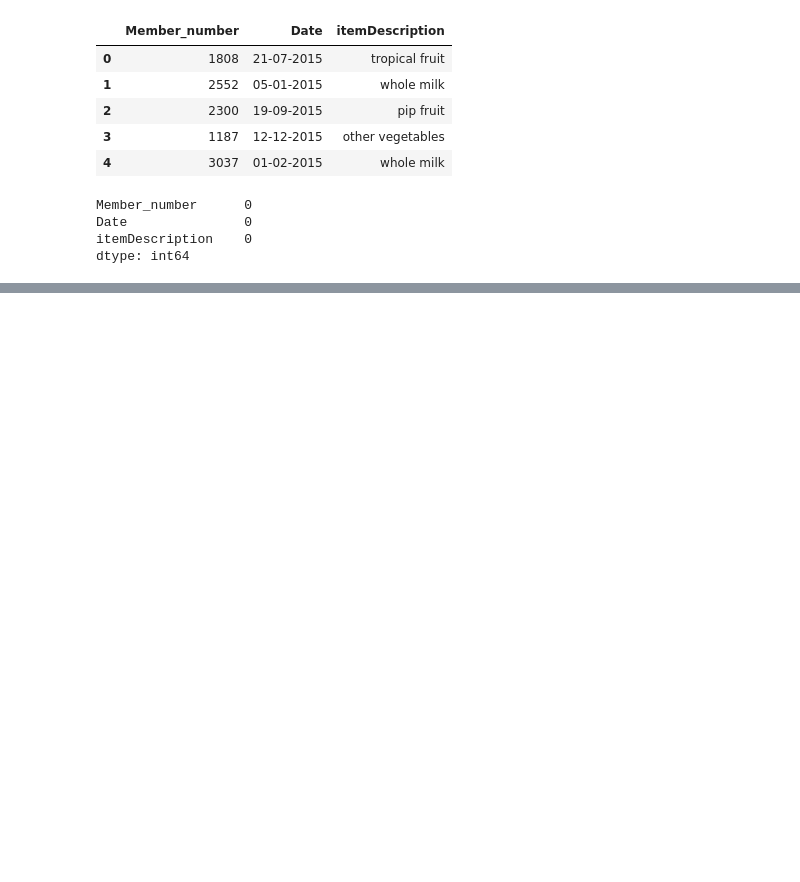
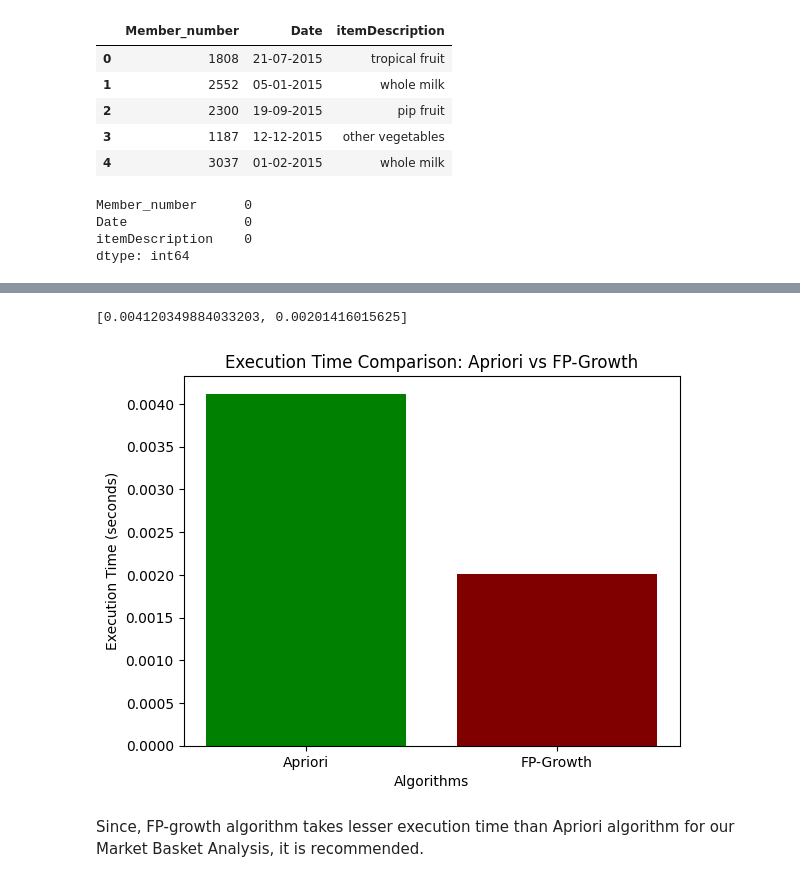
Before and after one commit to swastikbanerjee/ML_Lab, a Jupyter notebook: 2348566_Lab4.ipynb, the cells around one changed output, grey strips where cells are left out. Drawn from its saved outputs; the diff is of its cells as text; code cells hidden in the pictures; blank space fills up the shorter version.

```diff
--- a/2348566_Lab4.ipynb
+++ b/2348566_Lab4.ipynb
@@ -77,0 +65,2 @@ pd.DataFrame(transactions)
+# %%
+executiontime = [0,0]
@@ -77,0 +91,22 @@ pd.DataFrame(transactions)
+# %%
+print(executiontime)
+# %% [output]
+[0.004120349884033203, 0.00201416015625]
+# %%
+# Labels for the algorithms
+algorithms = ['Apriori', 'FP-Growth']
+
+# Create a bar graph
+plt.bar(algorithms, executiontime, color=['green','maroon'])
+
+# Label the axes and add a title
+plt.xlabel('Algorithms')
+plt.ylabel('Execution Time (seconds)')
+plt.title('Execution Time Comparison: Apriori vs FP-Growth')
+
+# Display the graph
+plt.show()
+# %% [output]
+[figure, added]
+# %% [markdown]
+Since, FP-growth algorithm takes lesser execution time than Apriori algorithm for our Market Basket Analysis, it is recommended.
```
Also changed, not shown: parts of 10 cells of this notebook.
